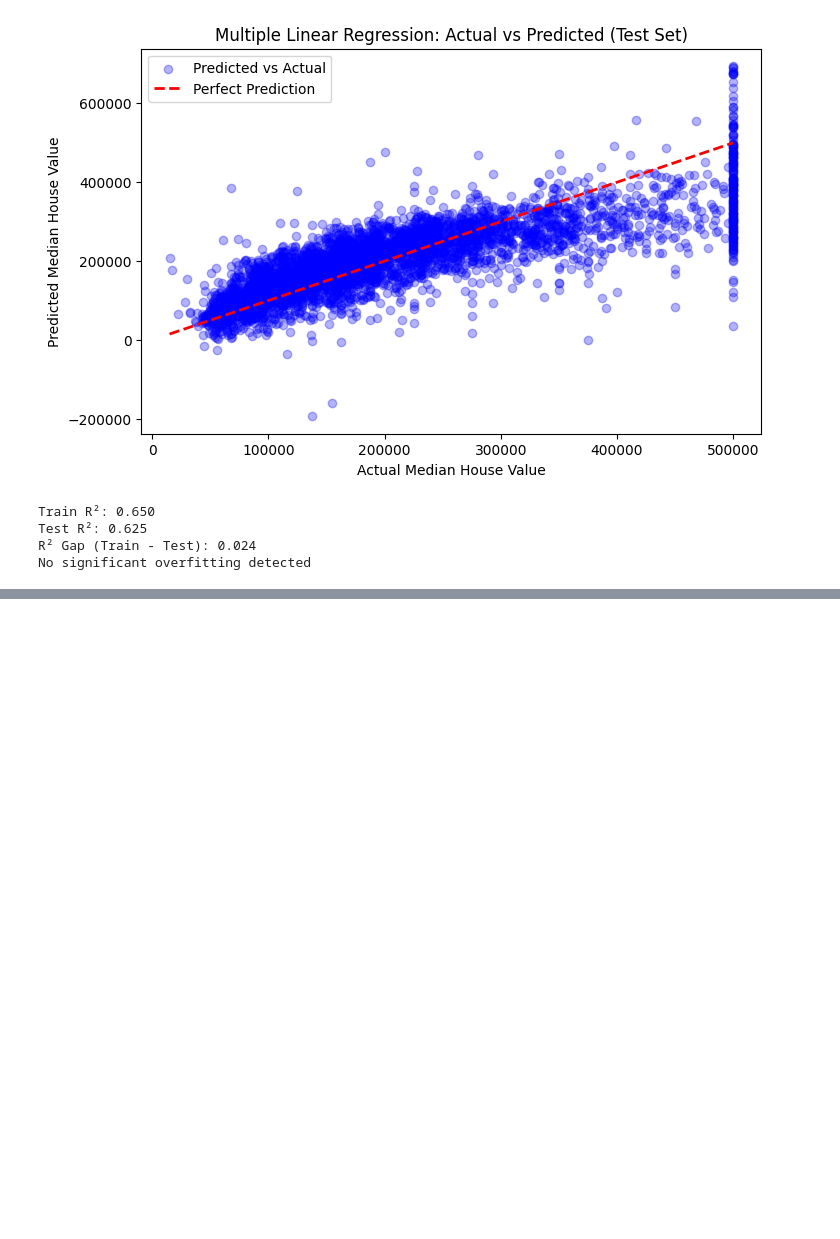
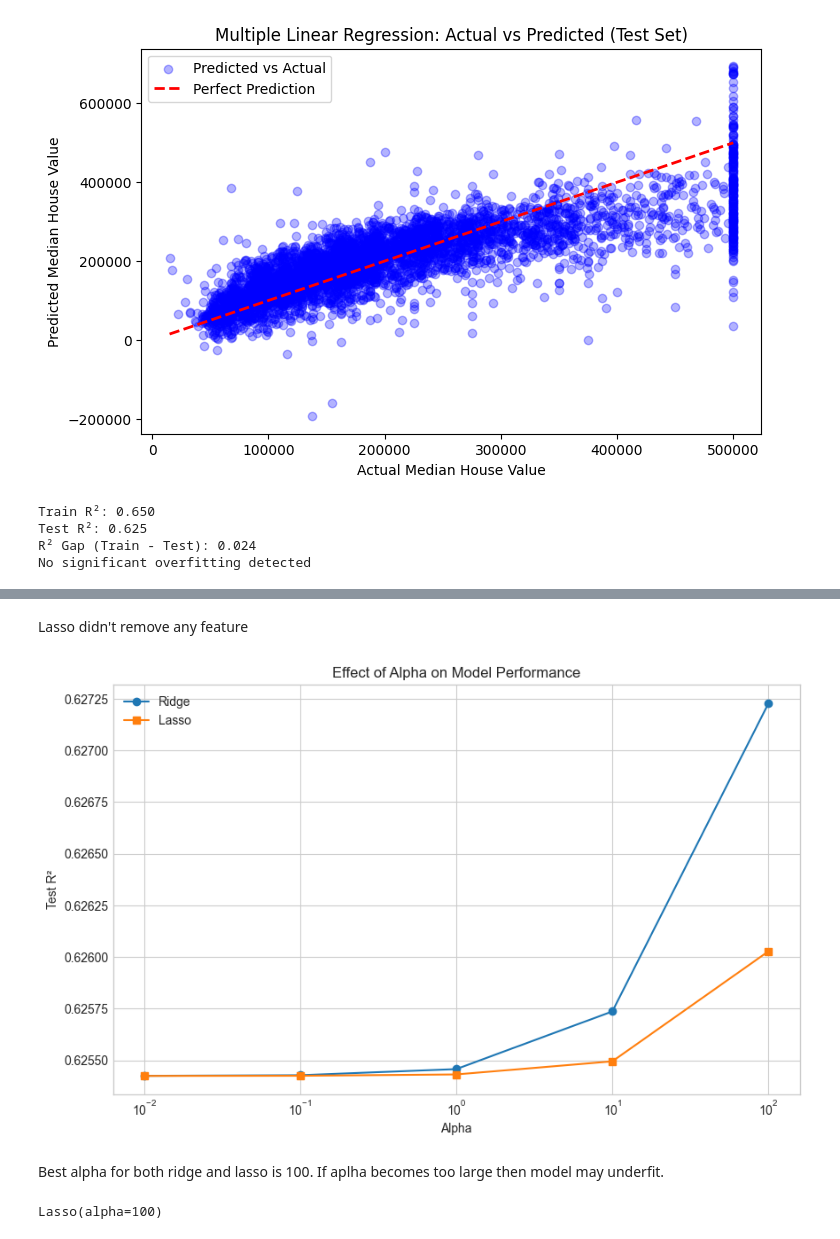
Before and after one commit to MMujtabaX/California-Housing-Price-Regression, a Jupyter notebook: regression.ipynb, the cells around one changed output, grey strips where cells are left out. Cells and saved outputs as stored; diff of their text form; code cells hidden in the pictures; blank space fills up the shorter version.

```diff
--- a/regression.ipynb
+++ b/regression.ipynb
@@ -285,0 +342,34 @@ No significant overfitting detected
+# %% [markdown]
+Lasso didn't remove any feature
+# %%
+alphas = [0.01, 0.1, 1, 10, 100]
+ridge_scores = []
+lasso_scores = []
+for a in alphas:
+    r = Ridge(alpha=a).fit(X_train_scaled, y_train)
+    l = Lasso(alpha=a).fit(X_train_scaled, y_train)
+    ridge_scores.append(r2_score(y_test, r.predict(X_test_scaled)))
+    lasso_scores.append(r2_score(y_test, l.predict(X_test_scaled)))
+# %%
+plt.figure()
+plt.plot(alphas, ridge_scores, marker='o', label="Ridge")
+plt.plot(alphas, lasso_scores, marker='s', label="Lasso")
+plt.xscale("log")
+plt.xlabel("Alpha")
+plt.ylabel("Test R²")
+plt.title("Effect of Alpha on Model Performance")
+plt.legend()
+plt.show()
+# %% [output]
+[figure, added]
+# %% [markdown]
+Best alpha for both ridge and lasso is 100. If aplha becomes too large then model may underfit.
+# %%
+ridge_alpha = 100
+lasso_alpha = 100
+ridge_model = Ridge(alpha=ridge_alpha)
+lasso_model = Lasso(alpha=lasso_alpha)
+ridge_model.fit(X_train_scaled, y_train)
+lasso_model.fit(X_train_scaled, y_train)
+# %% [output]
+Lasso(alpha=100)
```
Also changed, not shown: parts of 11 cells of this notebook.
